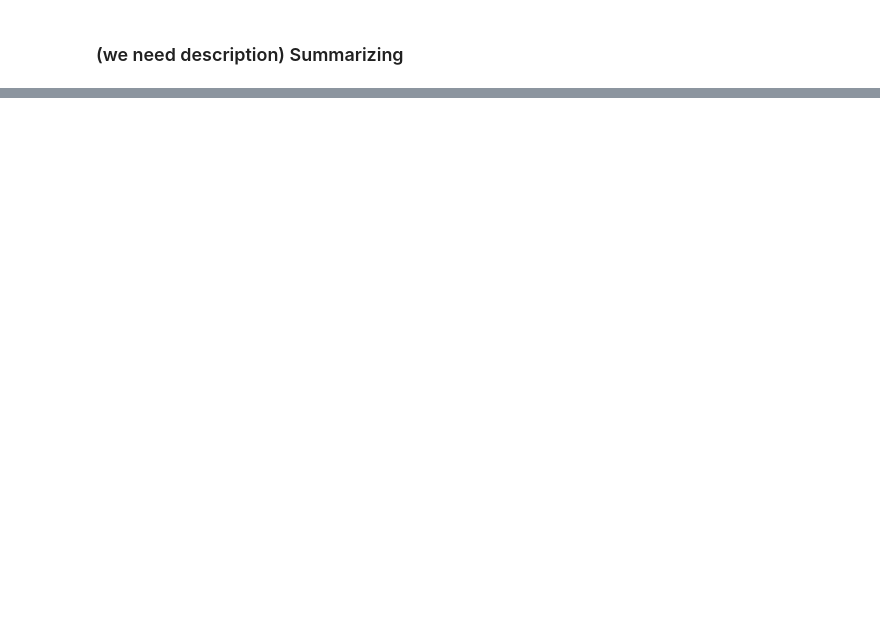
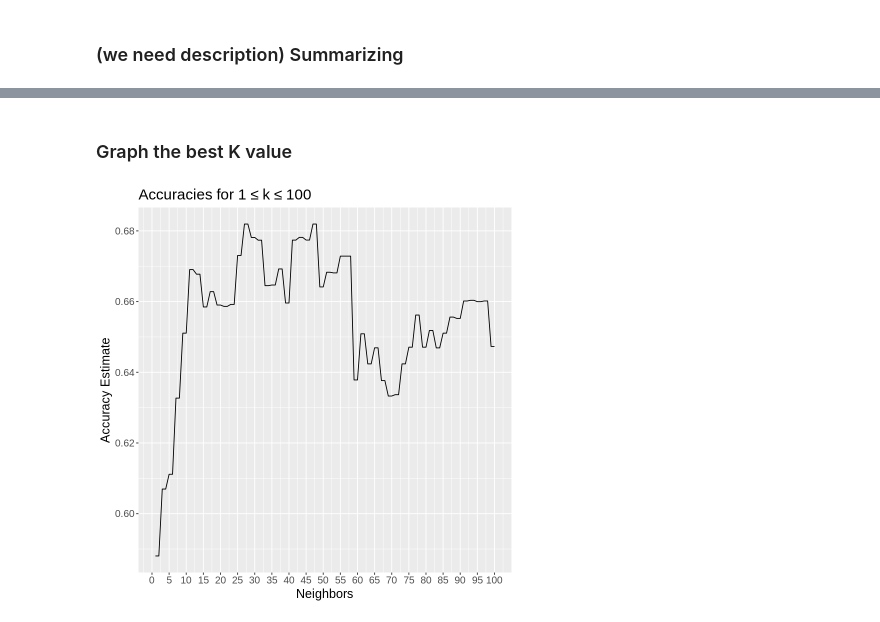
Before and after one commit to willchen152/dsci-100-2022w2-group4, a Jupyter notebook: DSCI100-Project/Group Project 04.ipynb, the cells around one changed output, grey strips where cells are left out. Cells and saved outputs as stored; diff of their text form; code cells hidden in the pictures; blank space fills up the shorter version.

```diff
--- a/DSCI100-Project/Group Project 04.ipynb
+++ b/DSCI100-Project/Group Project 04.ipynb
@@ -185,0 +189,28 @@ A tibble: 2 × 14
+# %%
+
+# Performing Standardization
+cleveland_recipe <- recipe(diagno ~ chol + age + thalach + trestbps, data = cleveland_training) |>
+   step_scale(all_predictors()) |>
+   step_center(all_predictors())
+
+# K-nearest neighbour model specification
+knn_tune <- nearest_neighbor(weight_func = "rectangular", neighbors = tune()) |>
+            set_engine("kknn") |>
+            set_mode("classification")
+
+# Perform 10 fold-cross valdiation
+cleveland_vfold <- vfold_cv(cleveland_training, v = 10, strata = diagno)
+
+gridvals <- tibble(neighbors = seq(from = 1, to = 100, by = 1))
+
+# Create workflow
+knn_results <- workflow() |>
+      add_recipe(cleveland_recipe) |>
+      add_model(knn_tune) |>
+      tune_grid(resamples = cleveland_vfold, grid = gridvals) |>
+      collect_metrics() |>
+      filter(.metric == "accuracy") |>
+      select(neighbors, mean) |>
+      arrange(desc(mean))
+
+head(knn_results)
@@ -185,0 +227,13 @@ A tibble: 2 × 14
+# %% [markdown]
+### Graph the best K value
+# %%
+accuracy_versus_k <- ggplot(knn_results, aes(x = neighbors, y = mean))+
+      #geom_point() +
+      geom_line() +
+      labs(x = "Neighbors", y = "Accuracy Estimate", title = "Accuracies for 1 ≤ k ≤ 100") +
+      scale_x_continuous(breaks = seq(0, 100, by = 5)) + # adjusting the x-axis
+      theme(text = element_text(size = 15))
+
+accuracy_versus_k
+# %% [output]
+[figure, added]
```
Also changed, not shown: parts of 6 cells of this notebook.
